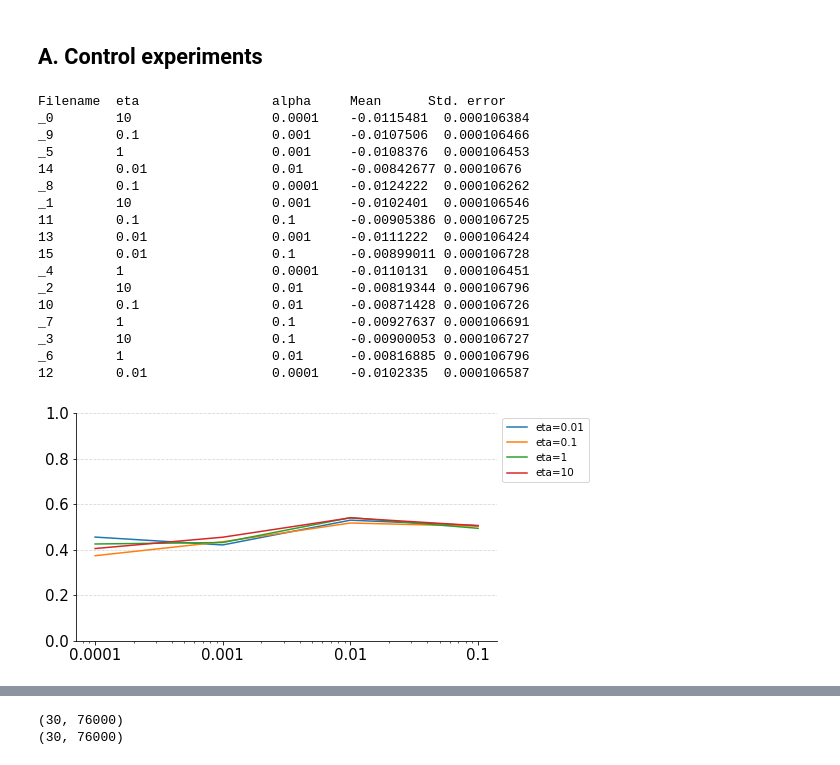
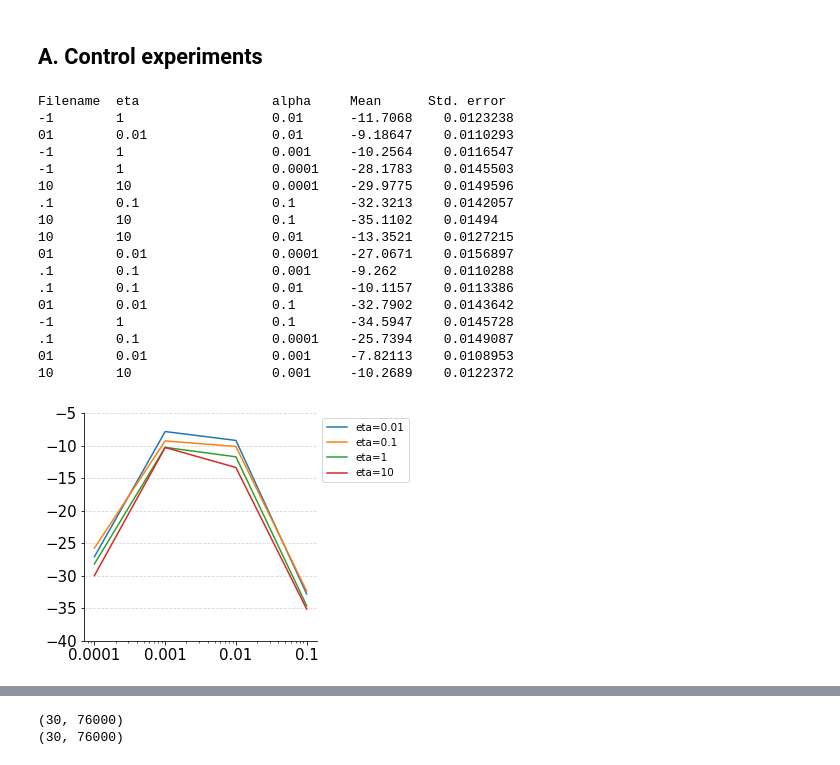
Before and after one commit to hexken/average-reward-benchmarking, a Jupyter notebook: control_exps.ipynb, the cells around one changed output, grey strips where cells are left out. Cells and saved outputs as stored; diff of their text form; code cells hidden in the pictures.

Commit message:
added plots

```diff
--- a/control_exps.ipynb
+++ b/control_exps.ipynb
@@ -89,13 +89,13 @@ def parse_data_ac(filename_prefix, item='rewards_all', metric='avg_reward', loca
                 Z_mean[i][j] = np.nan
                 Z_stderr[i][j] = np.nan
 
-    fig, ax = plt.subplots(1, 1, figsize=(8,4))
+    fig, ax = plt.subplots(1, 1, figsize=(5.5,4))
     for i, param_value in enumerate(X):
         ax.plot(Y, Z_mean[i], label=param1+'='+str(param_value))#, color='color')
     ax.grid(b=True, axis='y', alpha=0.5, linestyle='--')
     plt.legend(bbox_to_anchor=(1, 1), loc='upper left', fontsize='x-small')
 
-    plt.ylim(0, 1)
+    plt.ylim(-40, -5)
     if logbase != -1:
         plt.xscale('log', base=logbase)
     ax.set_xticks(Y)
@@ -104,28 +104,28 @@ def parse_data_ac(filename_prefix, item='rewards_all', metric='avg_reward', loca
     fig.tight_layout()
     path = location + title + '.png'
     if not os.path.isfile(path):
-        plt.savefig(path, dpi=1200)
+        plt.savefig(path)
     plt.show()
 # %%
-parse_data_ac('Catcher_DiffQ_eps_1-0.1_sweep', item='rewards_all', metric='winloss', param1='eta', param2='alpha',
-               title='AC_DiffQ_eps_0.1_sensitivity', location='./results/control/catcher/',
+parse_data_ac('PuckWorld_DifferentialQlearningAgent', item='rewards_all', metric='avg_reward', param1='eta', param2='alpha',
+               title='AC_DiffQ_eps_0.1_sensitivity', location='./results/PuckWorld_DifferentialQlearningAgent',
                lastn=-1, logbase=10, ylabel='Average\nreward\nover\ntraining')
 # %% [output]
 Filename  eta                 alpha     Mean      Std. error
-_0        10                  0.0001    -0.0115481  0.000106384
-_9        0.1                 0.001     -0.0107506  0.000106466
-_5        1                   0.001     -0.0108376  0.000106453
-14        0.01                0.01      -0.00842677 0.00010676
-_8        0.1                 0.0001    -0.0124222  0.000106262
-_1        10                  0.001     -0.0102401  0.000106546
-11        0.1                 0.1       -0.00905386 0.000106725
-13        0.01                0.001     -0.0111222  0.000106424
-15        0.01                0.1       -0.00899011 0.000106728
-_4        1                   0.0001    -0.0110131  0.000106451
-_2        10                  0.01      -0.00819344 0.000106796
-10        0.1                 0.01      -0.00871428 0.000106726
-_7        1                   0.1       -0.00927637 0.000106691
-_3        10                  0.1       -0.00900053 0.000106727
-_6        1                   0.01      -0.00816885 0.000106796
-12        0.01                0.0001    -0.0102335  0.000106587
+-1        1                   0.01      -11.7068    0.0123238
+01        0.01                0.01      -9.18647    0.0110293
+-1        1                   0.001     -10.2564    0.0116547
+-1        1                   0.0001    -28.1783    0.0145503
+10        10                  0.0001    -29.9775    0.0149596
+.1        0.1                 0.1       -32.3213    0.0142057
+10        10                  0.1       -35.1102    0.01494
+10        10                  0.01      -13.3521    0.0127215
+01        0.01                0.0001    -27.0671    0.0156897
+.1        0.1                 0.001     -9.262      0.0110288
+.1        0.1                 0.01      -10.1157    0.0113386
+01        0.01                0.1       -32.7902    0.0143642
+-1        1                   0.1       -34.5947    0.0145728
+.1        0.1                 0.0001    -25.7394    0.0149087
+01        0.01                0.001     -7.82113    0.0108953
+10        10                  0.001     -10.2689    0.0122372
-[figure, old version]
+[figure, new version]
```
Also changed, not shown: parts of 6 cells of this notebook, 8 other files.
